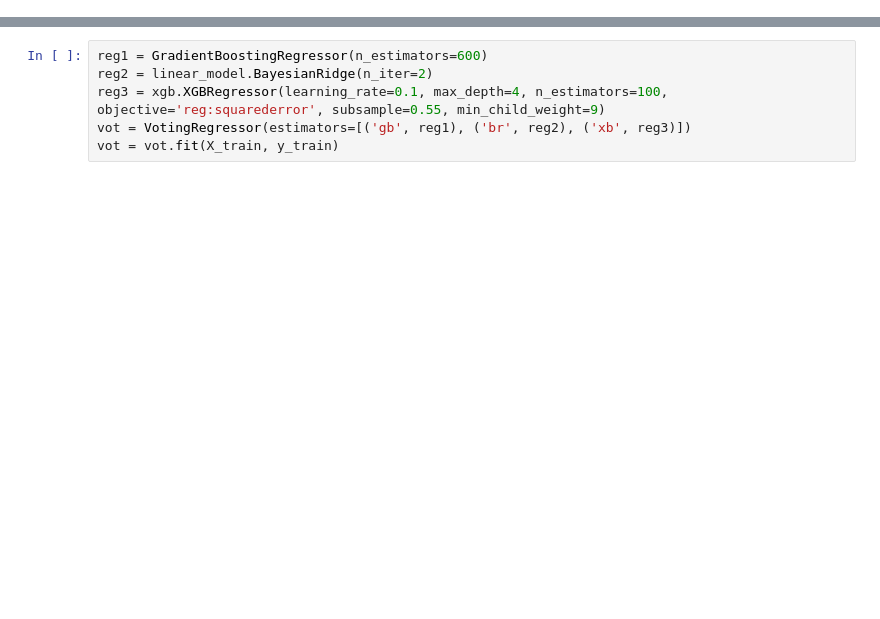
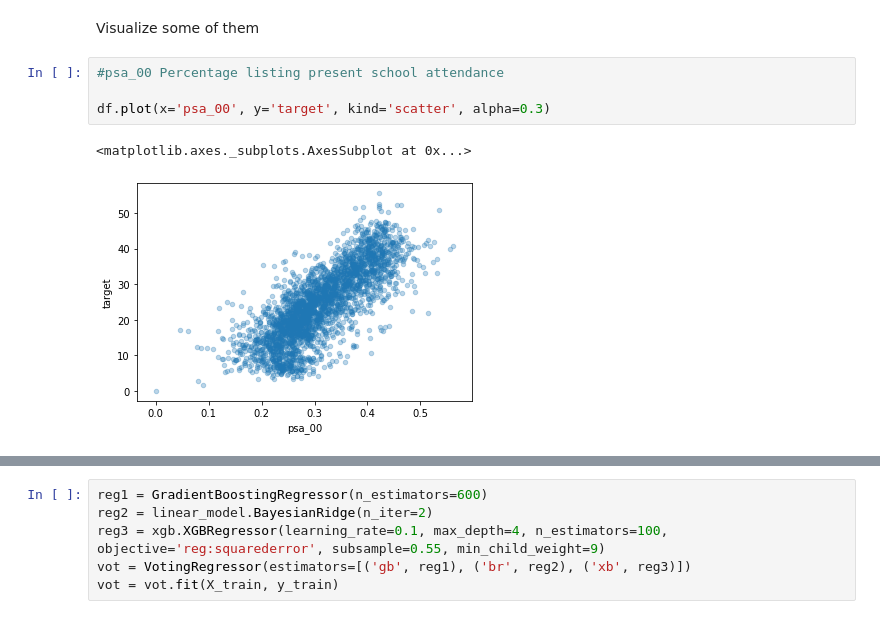
Before and after one commit to bluefrog1/datascience, a Jupyter notebook: women-headed_households.ipynb, the cells around one changed output, grey strips where cells are left out. Drawn from its saved outputs; the diff is of its cells as text; blank space fills up the shorter version.

```diff
--- a/women-headed_households.ipynb
+++ b/women-headed_households.ipynb
@@ -103,0 +105,9 @@ X_train, X_test, y_train, y_test = train_test_split(X, y, random_state=750, stra
+# %% [markdown]
+Visualize some of them
+# %%
+#psa_00 Percentage listing present school attendance
+
+df.plot(x='psa_00', y='target', kind='scatter', alpha=0.3)
+# %% [output]
+<matplotlib.axes._subplots.AxesSubplot at 0x...>
+[figure, added]
```
Also changed, not shown: parts of 49 cells of this notebook.
